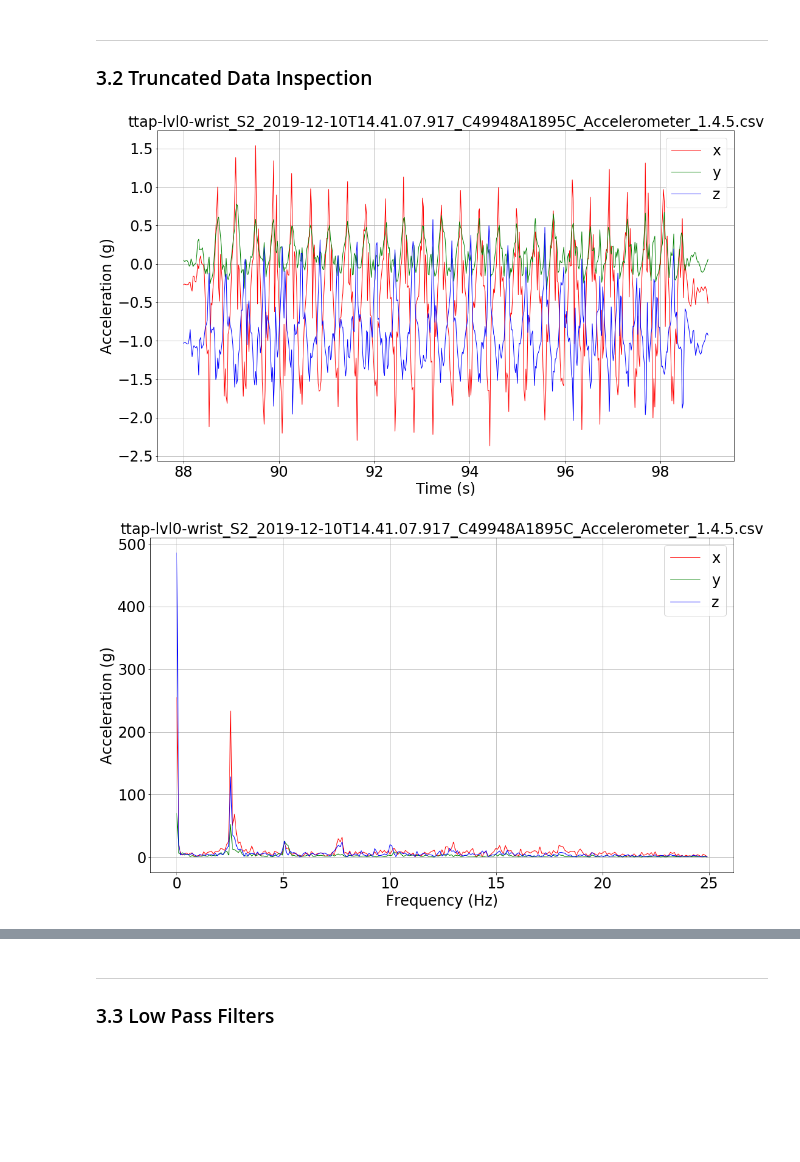
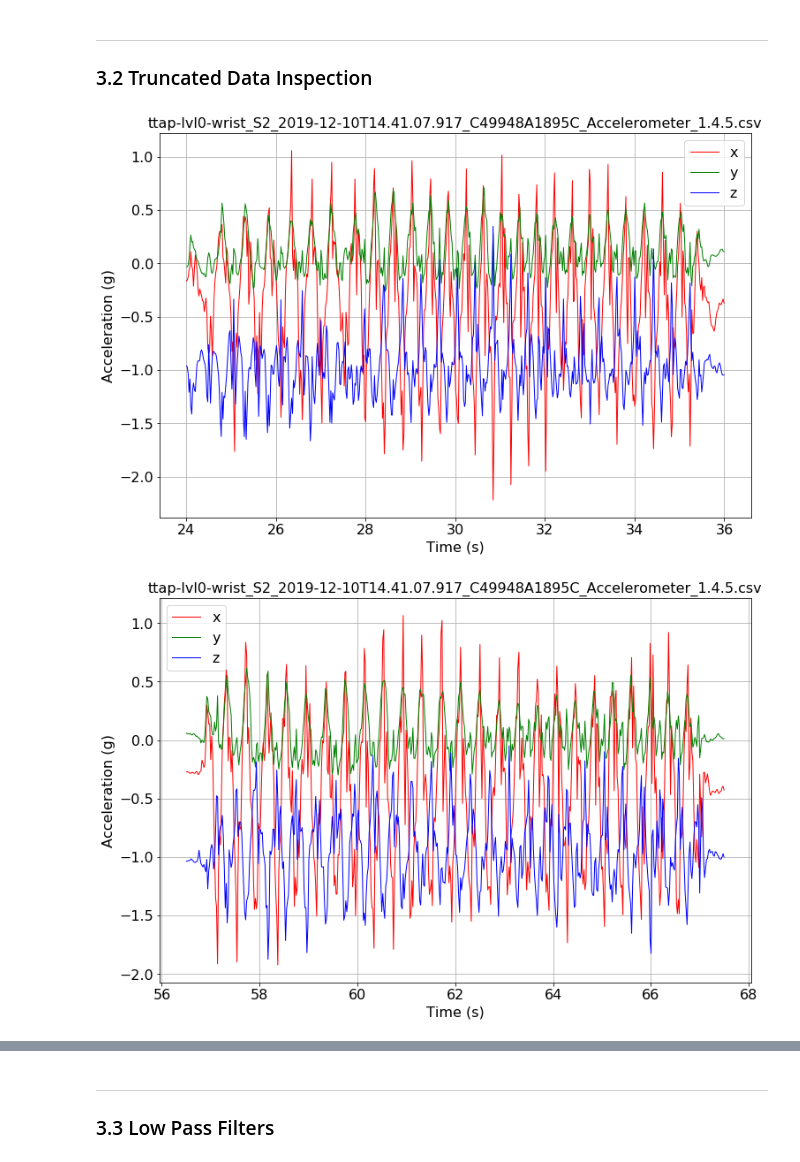
Before and after one commit to jwcn97/Parkinson-Disease-Repository, a Jupyter notebook: Testground/Test 3 - Chin Yang Playground/Ken_Test1/local.ipynb, the cells around one changed output, grey strips where cells are left out. Drawn from its saved outputs; the diff is of its cells as text; code cells hidden in the pictures; blank space fills up the shorter version.

```diff
--- a/Testground/Test 3 - Chin Yang Playground/Ken_Test1/local.ipynb
+++ b/Testground/Test 3 - Chin Yang Playground/Ken_Test1/local.ipynb
@@ -95,27 +97,27 @@ plot_time_3_axes(df, file)
 # %%
 # ==============================================
 # Truncated Data Analysis
 # ==============================================
 # working_path = get_folder_path('prosup-wrist')
 # file = 'prosup-lvl0-wrist_S2_2019-12-10T15.13.45.631_C49948A1895C_Gyroscope_1.4.5.csv' # 22.5, 31.5, 52, 61.2, 81, 91.4
 working_path = get_folder_path('ttap-wrist')
 file = 'ttap-lvl0-wrist_S2_2019-12-10T14.41.07.917_C49948A1895C_Accelerometer_1.4.5.csv'
 os.chdir(working_path)
 
 # Data pre-processing
 df = read_csv_file(os.path.join(working_path,file))
 os.chdir('..')
 # df_1, df_2, df_3 = truncate_dataframe(working_path, file, 22.5, 31.5, 52, 61.2, 81, 91.4)
 df_1, df_2, df_3 = truncate_dataframe(working_path, file, 24, 36, 56.5, 67.5, 88, 99)
 
-# plot_time_3_axes(df_1, t = file)
-# plot_time_3_axes(df_2, t = file)
+plot_time_3_axes(df_1, t = file)
+plot_time_3_axes(df_2, t = file)
 plot_time_3_axes(df_3, t = file)
 
 fs = 50
 # plot_frequency(df_1, fs, t = file)
 # plot_frequency(df_2, fs, t = file)
-plot_frequency(df_3, fs, t = file)
+plot_frequency(df, fs, t = file)
 # %% [output]
-[figure, old version]
+[figure, new version]
-[figure, old version]
+[figure, new version]
```
Also changed, not shown: parts of 12 cells of this notebook, 12 other files.
